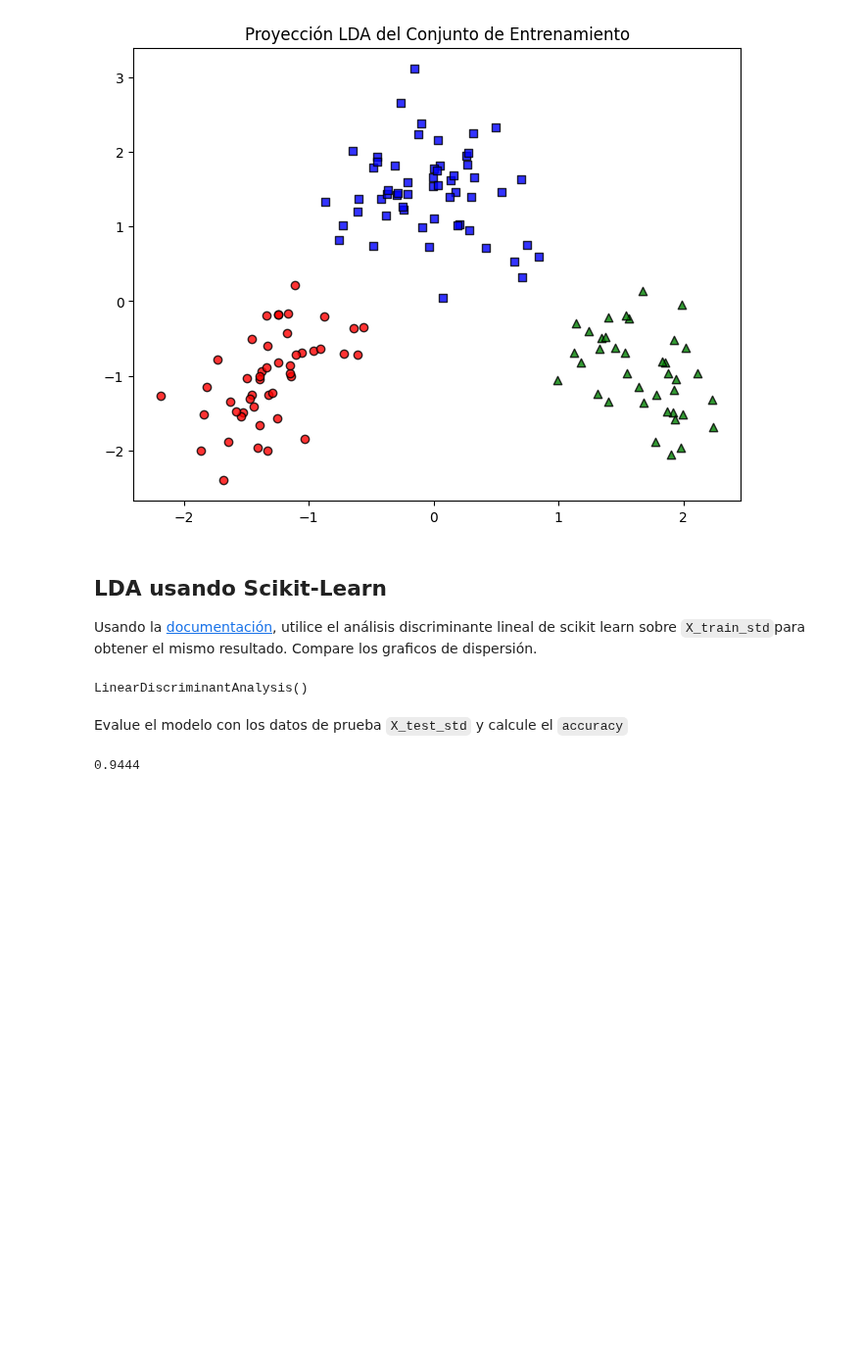
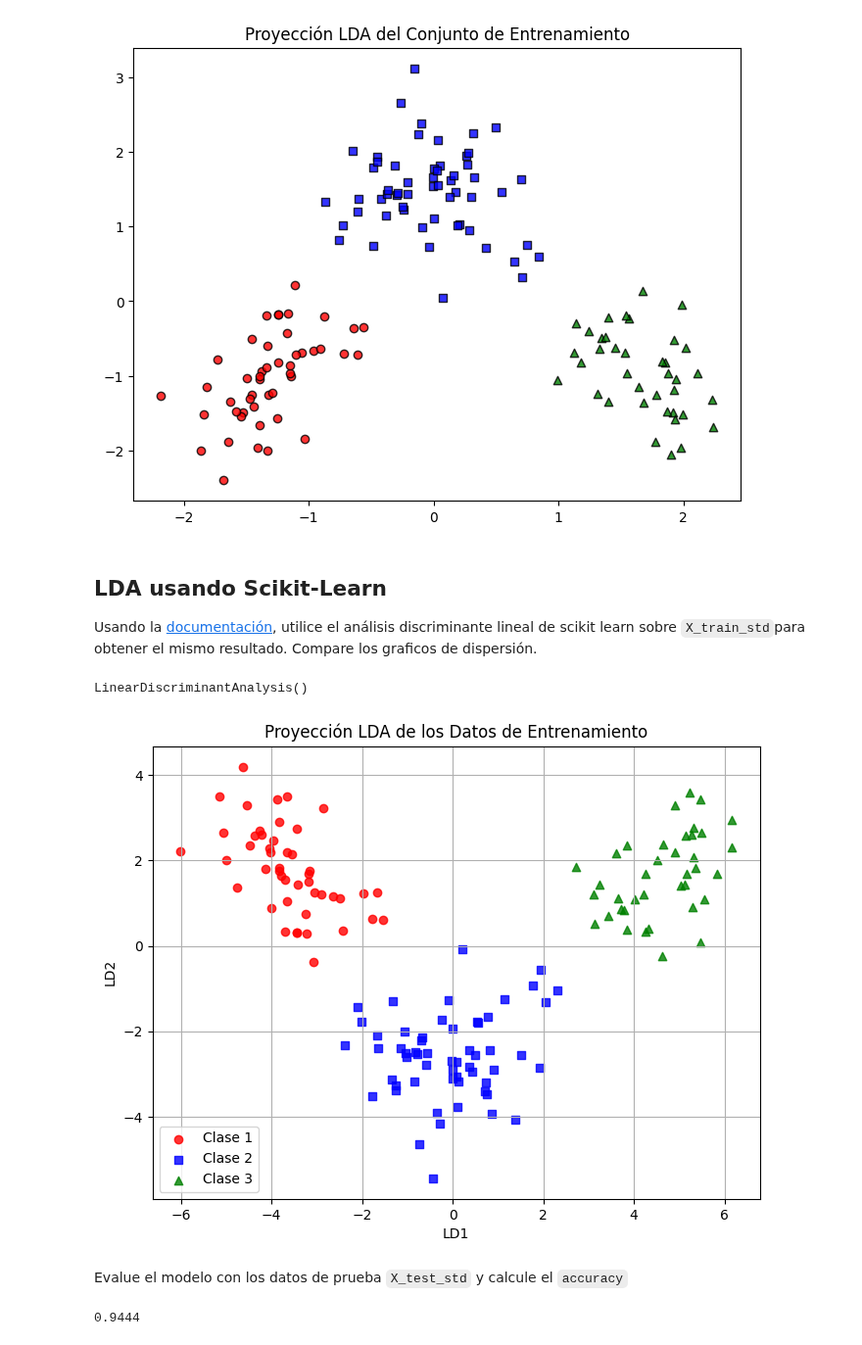
Before and after one commit to axelescalante0/Aprendizaje-Maquinal, a Jupyter notebook: main/1AnalisisDiscriminanteLineal.ipynb, the cells around one changed output. Shown at 98% size. Cells and saved outputs as stored; diff of their text form; code cells hidden in the pictures; blank space fills up the shorter version.

Commit message:
LDA usando Scikit-Learn: Grafico y correcciones

```diff
--- a/main/1AnalisisDiscriminanteLineal.ipynb
+++ b/main/1AnalisisDiscriminanteLineal.ipynb
@@ -227,9 +227,30 @@ from sklearn.discriminant_analysis import LinearDiscriminantAnalysis as LDA
 #Entrenamiento
 discriminante_lineal = LDA()
 
-discriminante_lineal.fit(X_train_lda, y_train)
+discriminante_lineal.fit(x_train_sd, y_train)
 # %% [output]
 LinearDiscriminantAnalysis()
+# %%
+# Proyectar los datos de entrenamiento y prueba usando el modelo entrenado
+X_train_lda = discriminante_lineal.transform(x_train_sd)
+X_test_lda = discriminante_lineal.transform(x_test_sd)
+
+# Graficar los datos proyectados
+plt.figure(figsize=(8, 6))
+
+# Graficar datos de entrenamiento
+for i, color, marker in zip(np.unique(y_train), ['r', 'b', 'g'], ['o', 's', '^']):
+    plt.scatter(X_train_lda[y_train == i, 0], X_train_lda[y_train == i, 1],
+                alpha=0.8, color=color, marker=marker, label=f'Clase {i}')
+
+plt.xlabel('LD1')
+plt.ylabel('LD2')
+plt.title('Proyección LDA de los Datos de Entrenamiento')
+plt.legend(loc='best')
+plt.grid(True)
+plt.show()
+# %% [output]
+[figure, added]
 # %% [markdown]
 Evalue el modelo con los datos de prueba `X_test_std` y calcule el `accuracy`
 # %%
```
Also changed, not shown: parts of 1 cell of this notebook.
